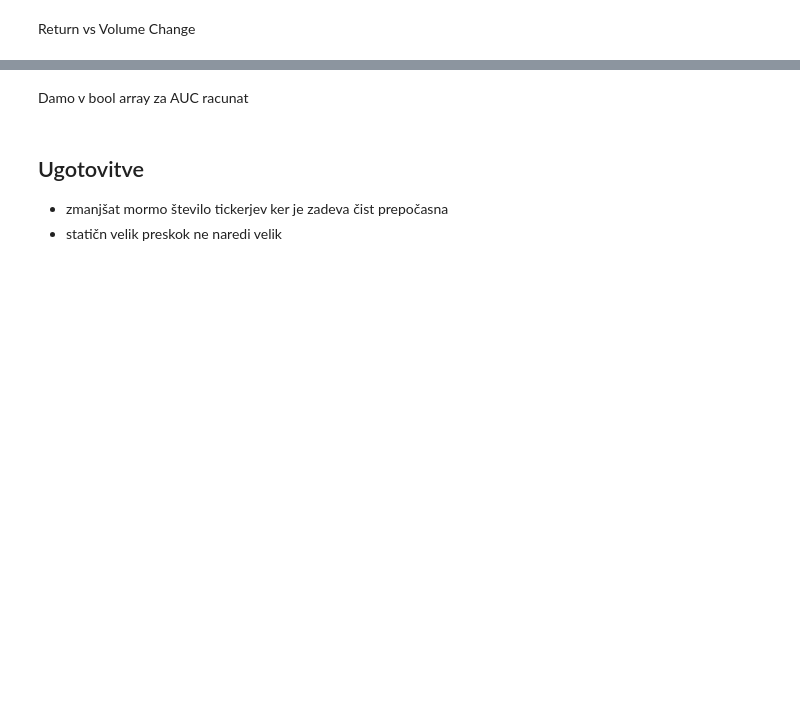
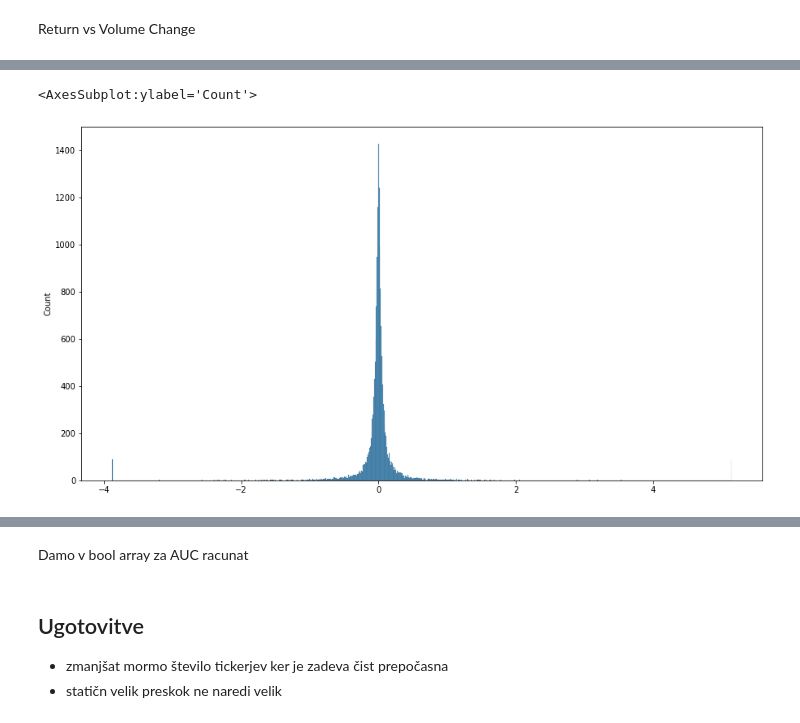
Before and after one commit to cookie1111/diplo, a Jupyter notebook: data_explorer_back_to_basic.ipynb, the cells around one changed output, grey strips where cells are left out. Saved outputs shown, nothing was run; the diff lists cells and outputs as text; code cells hidden in the pictures; blank space fills up the shorter version.

```diff
--- a/data_explorer_back_to_basic.ipynb
+++ b/data_explorer_back_to_basic.ipynb
@@ -171,0 +235,12 @@ plt.show()
+# %%
+ratioed = convolved_price/convolved
+m_pos = ratioed != np.inf
+m_neg = ratioed != -np.inf
+max_non_inf = ratioed[m_pos].max()
+min_non_inf = ratioed[m_neg].min()
+ratioed = ratioed.replace(np.inf,max_non_inf)
+ratioed = ratioed.replace(-np.inf,min_non_inf)
+std = ratioed.std()
+mean = ratioed.mean()
+ratioed.clip(lower = ratioed.quantile(0.005), upper = ratioed.quantile(0.995), inplace = True)
+#print(,)
@@ -171,0 +252,7 @@ plt.show()
+# %%
+#plt.figure(figsize=(8,8))
+fig,ax = plt.subplots(figsize=(15,8))
+sns.histplot(x=ratioed,binwidth=0.01,ax=ax)
+# %% [output]
+<AxesSubplot:ylabel='Count'>
+[figure, added]
```
Also changed, not shown: parts of 14 cells of this notebook.
